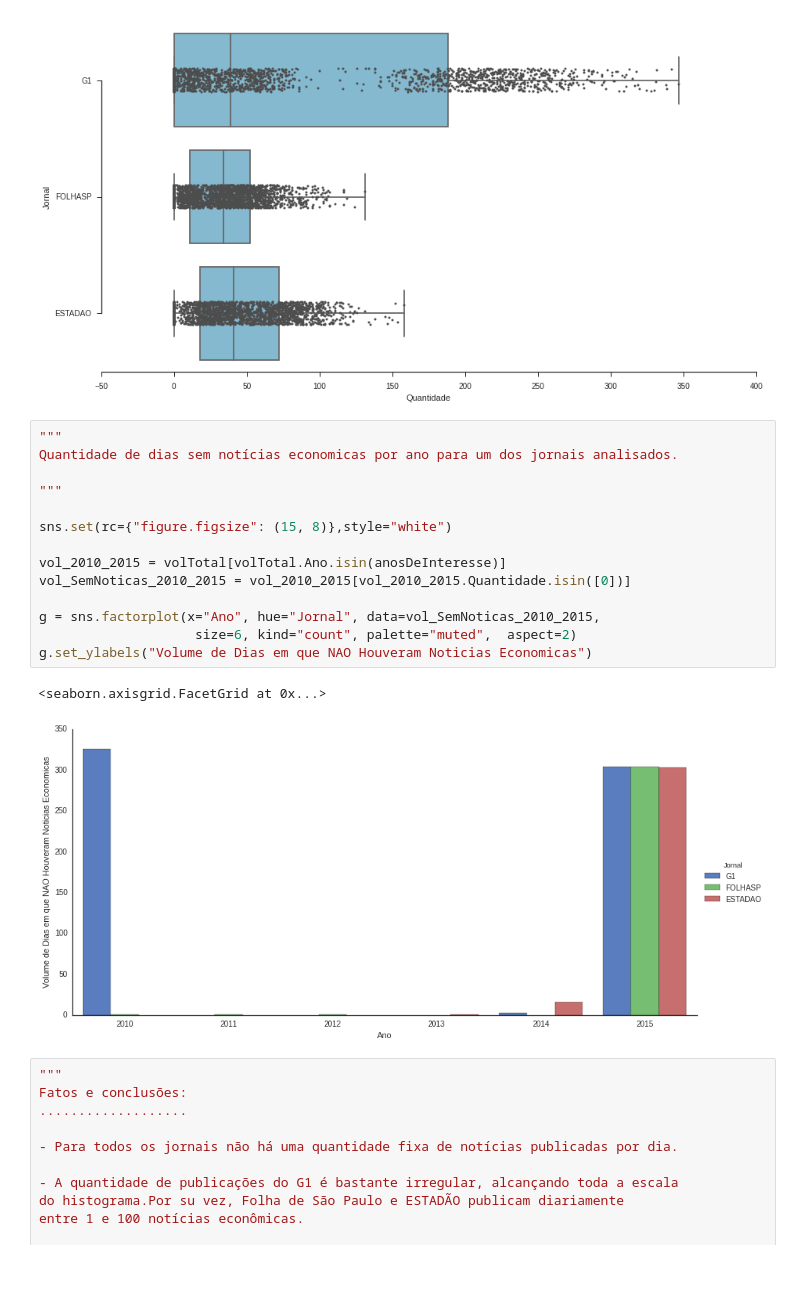
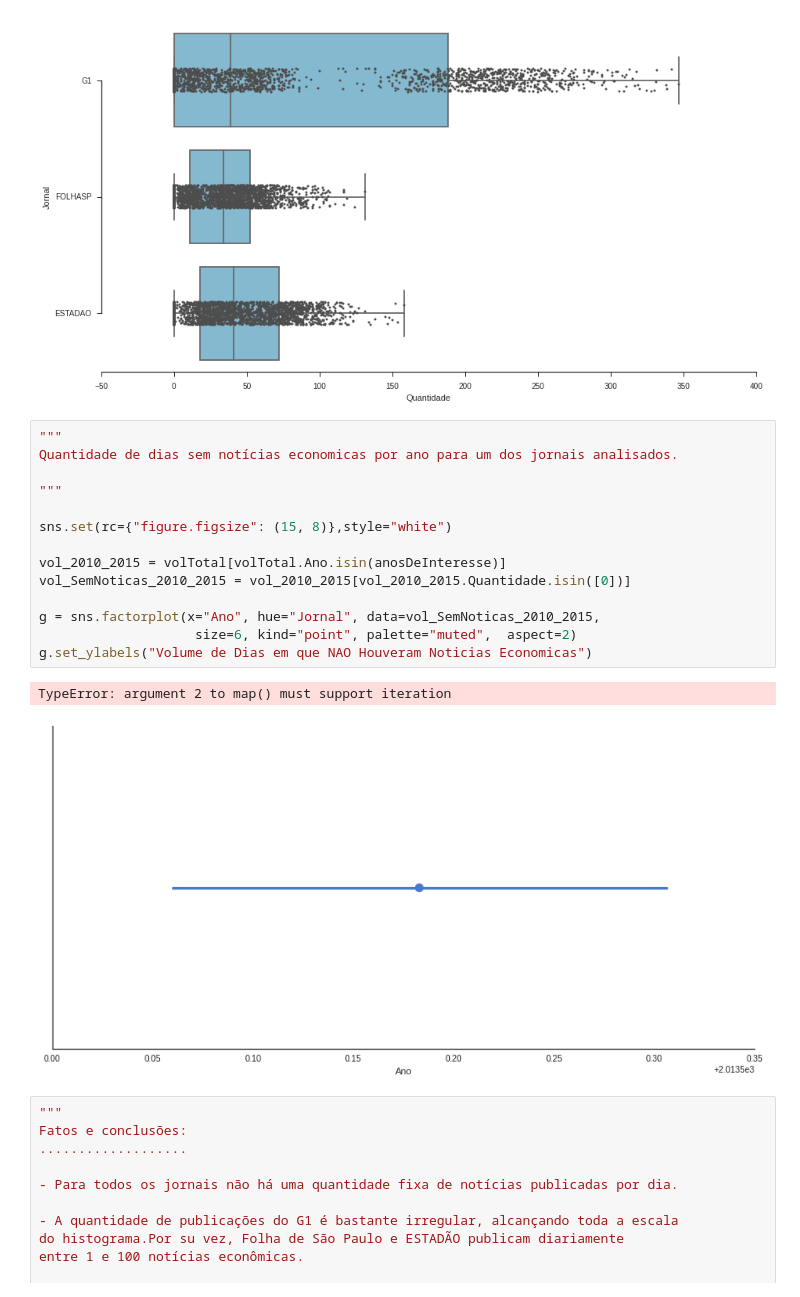
Before and after one commit to zegildo/PhD, a Jupyter notebook: src/scriptPython/TestingSeaborn.ipynb, the cells around one changed output. Saved outputs shown, nothing was run; the diff lists cells and outputs as text; blank space fills up the shorter version.

```diff
--- a/src/scriptPython/TestingSeaborn.ipynb
+++ b/src/scriptPython/TestingSeaborn.ipynb
@@ -257,20 +257,20 @@ sns.despine(trim=True)
 # %%
 """
 Quantidade de dias sem notícias economicas por ano para um dos jornais analisados.
 
 """
 
 sns.set(rc={"figure.figsize": (15, 8)},style="white")
 
 vol_2010_2015 = volTotal[volTotal.Ano.isin(anosDeInteresse)]
 vol_SemNoticas_2010_2015 = vol_2010_2015[vol_2010_2015.Quantidade.isin([0])]
 
 g = sns.factorplot(x="Ano", hue="Jornal", data=vol_SemNoticas_2010_2015,
-                    size=6, kind="count", palette="muted",  aspect=2)
+                    size=6, kind="point", palette="muted",  aspect=2)
 g.set_ylabels("Volume de Dias em que NAO Houveram Noticias Economicas")
 # %% [output]
-<seaborn.axisgrid.FacetGrid at 0x...>
+TypeError: argument 2 to map() must support iteration
-[figure, old version]
+[figure, new version]
 # %%
 """
 Fatos e conclusões:
```
Also changed, not shown: parts of 56 cells of this notebook, 3 other files.
